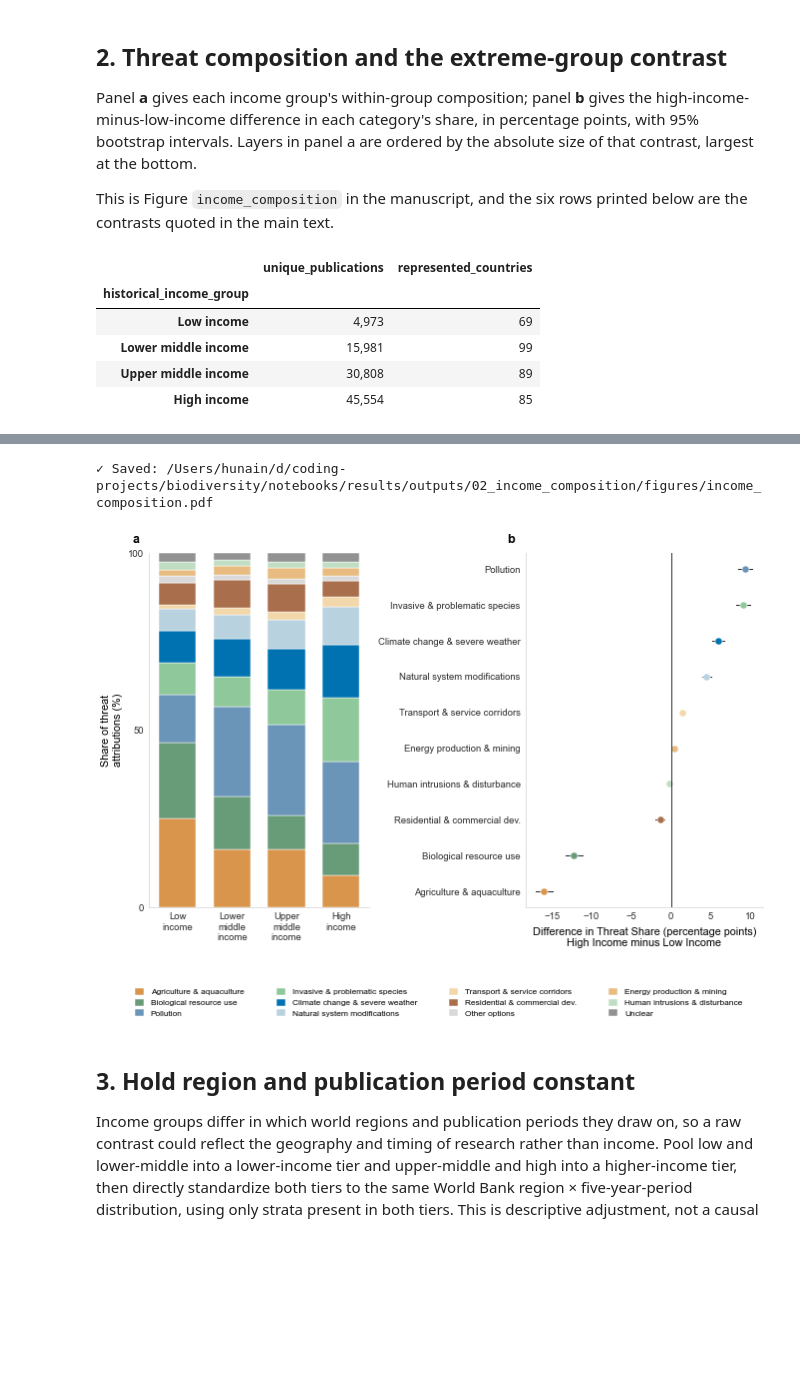
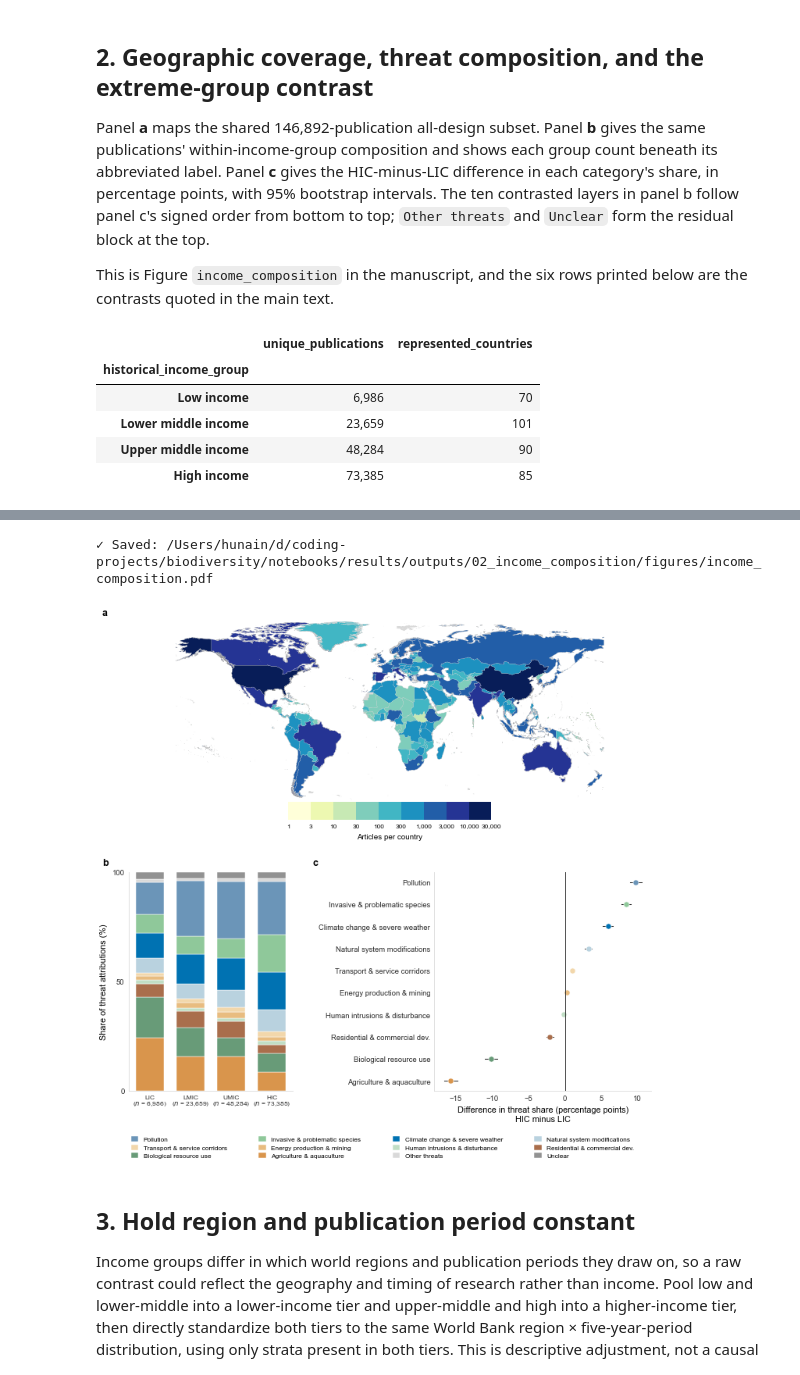
Before and after one commit to hunaindot/biodiversity-change-systematic-map, a Jupyter notebook: notebooks/results/02_income_composition.ipynb, the cells around one changed output, grey strips where cells are left out. Saved outputs shown, nothing was run; the diff lists cells and outputs as text; code cells hidden in the pictures; blank space fills up the shorter version.

```diff
--- a/notebooks/results/02_income_composition.ipynb
+++ b/notebooks/results/02_income_composition.ipynb
@@ -106,15 +112,29 @@ evidence_preparation = driver_composition.prepare_historical_income_evidence(
     historical_path=HISTORICAL_PATH,
     income_groups=INCOME_GROUPS,
     direction=DRIVER_CONFIG["direction"],
-    study_design=DRIVER_CONFIG["study_design"],
+    sensitivity_study_design=DRIVER_CONFIG["sensitivity_study_design"],
     start_year=DRIVER_CONFIG["primary_start_year"],
     end_year=DRIVER_CONFIG["primary_end_year"],
 )
 linked_country_df = evidence_preparation.primary
+country_counts = driver_composition.build_country_article_counts(linked_country_df)
+figure_publication_count = linked_country_df["UT"].nunique()
+assert country_counts.shape[0] == 213
+country_polygons = load_polygons(
+    simplify_tolerance=0.2, preserve_topology=True
+)
+assert set(country_counts["iso3"]).issubset(
+    set(country_polygons["ISO_3"].dropna())
+)
 
 display(
     evidence_preparation.audit.style.format({"value": "{:,}"}).hide(axis="index")
 )
 print(f"Reclassified share: {evidence_preparation.reclassified_share:.1%}")
+print(
+    f"All panels use {figure_publication_count:,} country-resolved biodiversity-loss "
+    f"publications ({DRIVER_CONFIG['primary_start_year']}–"
+    f"{DRIVER_CONFIG['primary_end_year']}, all study designs)."
+)
 # %% [output]
 | metric | value |
@@ -129,10 +151,13 @@ Reclassified share: 11.0%
 # %% [markdown]
-## 2. Threat composition and the extreme-group contrast
+## 2. Geographic coverage, threat composition, and the extreme-group contrast
 
-Panel **a** gives each income group's within-group composition; panel **b** gives the
-high-income-minus-low-income difference in each category's share, in percentage points,
-with 95% bootstrap intervals. Layers in panel a are ordered by the absolute size of that
-contrast, largest at the bottom.
+Panel **a** maps the shared 146,892-publication all-design subset. Panel **b** gives the
+same publications' within-income-group composition and shows each group count beneath its
+abbreviated label.
+Panel **c** gives the HIC-minus-LIC difference in each category's share, in percentage
+points, with 95% bootstrap intervals. The ten contrasted layers in panel b follow panel
+c's signed order from bottom to top; `Other threats` and `Unclear` form the residual block
+at the top.
 
 This is Figure `income_composition` in the manuscript, and the six rows printed below are
 the contrasts quoted in the main text.
@@ -169,6 +194,8 @@ composition_figure = driver_composition.plot_income_composition(
     income_groups=INCOME_GROUPS,
     threat_colors=THREAT_COLORS,
     threat_names=THREAT_DISPLAY_NAMES,
+    country_counts=country_counts,
+    polygons=country_polygons,
     contrast_excluded_threats=DRIVER_CONFIG["contrast_plot_excluded_threats"],
 )
 visualization.save_figure(
@@ -182,8 +209,8 @@ plt.show()
 # %% [output]
 |  | unique_publications | represented_countries |
 | historical_income_group |  |  |
-| Low income | 4,973 | 69 |
-| Lower middle income | 15,981 | 99 |
-| Upper middle income | 30,808 | 89 |
-| High income | 45,554 | 85 |
+| Low income | 6,986 | 70 |
+| Lower middle income | 23,659 | 101 |
+| Upper middle income | 48,284 | 90 |
+| High income | 73,385 | 85 |
 |  | threat | low_income_share_pct | high_income_share_pct | high_minus_low_pp | bootstrap_ci_low | ... |
@@ -196,5 +223,5 @@ plt.show()
 ✓ Saved: /Users/hunain/d/coding-projects/biodiversity/notebooks/results/outputs/02_income_composition/figures/income_composition.pdf
-[figure, old version]
+[figure, new version]
 # %% [markdown]
 ## 3. Hold region and publication period constant
 
```
Also changed, not shown: parts of 12 cells of this notebook, 22 other files.
